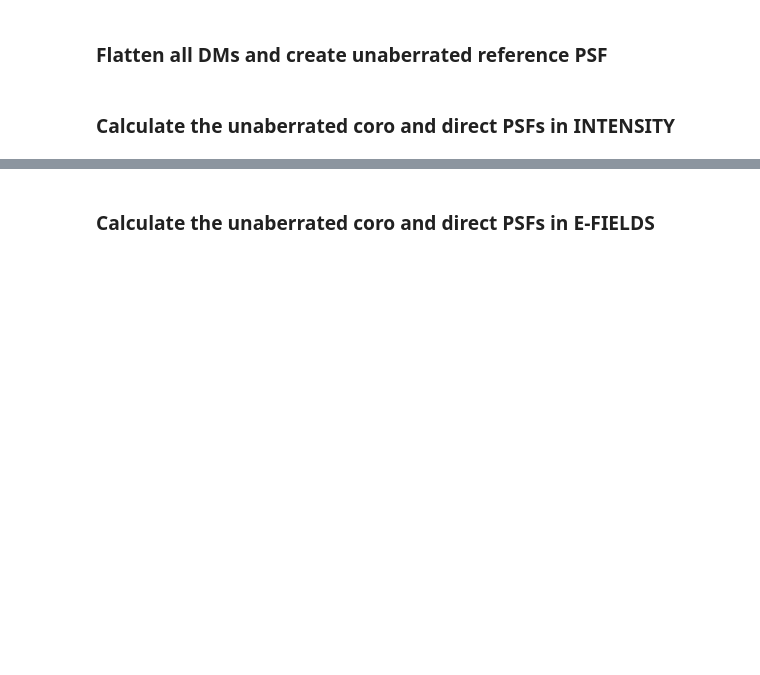
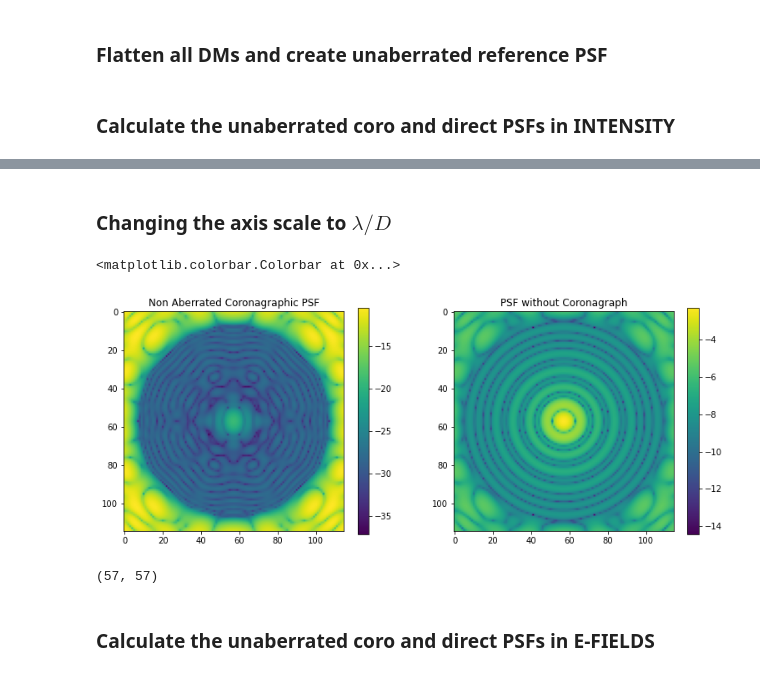
Before and after one commit to spacetelescope/PASTIS, a Jupyter notebook: pastis/temporal_analysis/harris_mode-small.ipynb, the cells around one changed output, grey strips where cells are left out. Saved outputs shown, nothing was run; the diff lists cells and outputs as text; code cells hidden in the pictures; blank space fills up the shorter version.

```diff
--- a/pastis/temporal_analysis/harris_mode-small.ipynb
+++ b/pastis/temporal_analysis/harris_mode-small.ipynb
@@ -284,3 +376,29 @@ plt.title("dh_intensity")
+# %% [markdown]
+### Changing the axis scale to $\lambda /D$
+# %%
+ideal_coro_psf = np.reshape(unaberrated_coro_psf, [115,115])
+ideal_psf = np.reshape(ref.electric_field, [115,115])
+
+pf.writeto('/Users/asahoo/Documents/ultra/report_11_01_21/ideal_psf.fits', np.abs(ideal_psf))
+
+plt.figure(figsize=(13,5))
+plt.subplot(1,2,1)
+plt.title("Non Aberrated Coronagraphic PSF")
+plt.imshow(np.log(np.abs(ideal_coro_psf)))
+plt.colorbar()
+
+plt.subplot(1,2,2)
+plt.title("PSF without Coronagraph")
+plt.imshow(np.log(np.abs(ideal_psf)))
+plt.colorbar()
+# %% [output]
+<matplotlib.colorbar.Colorbar at 0x...>
+[figure, added]
+# %%
+ind_max = np.unravel_index(np.argmax(np.abs(ideal_psf), axis=None), np.abs(ideal_psf).shape)
+print(ind_max)
+# %% [output]
+(57, 57)
 # %% [markdown]
 ### Calculate the unaberrated coro and direct PSFs in E-FIELDS
 # %%
```
Also changed, not shown: parts of 44 cells of this notebook.
